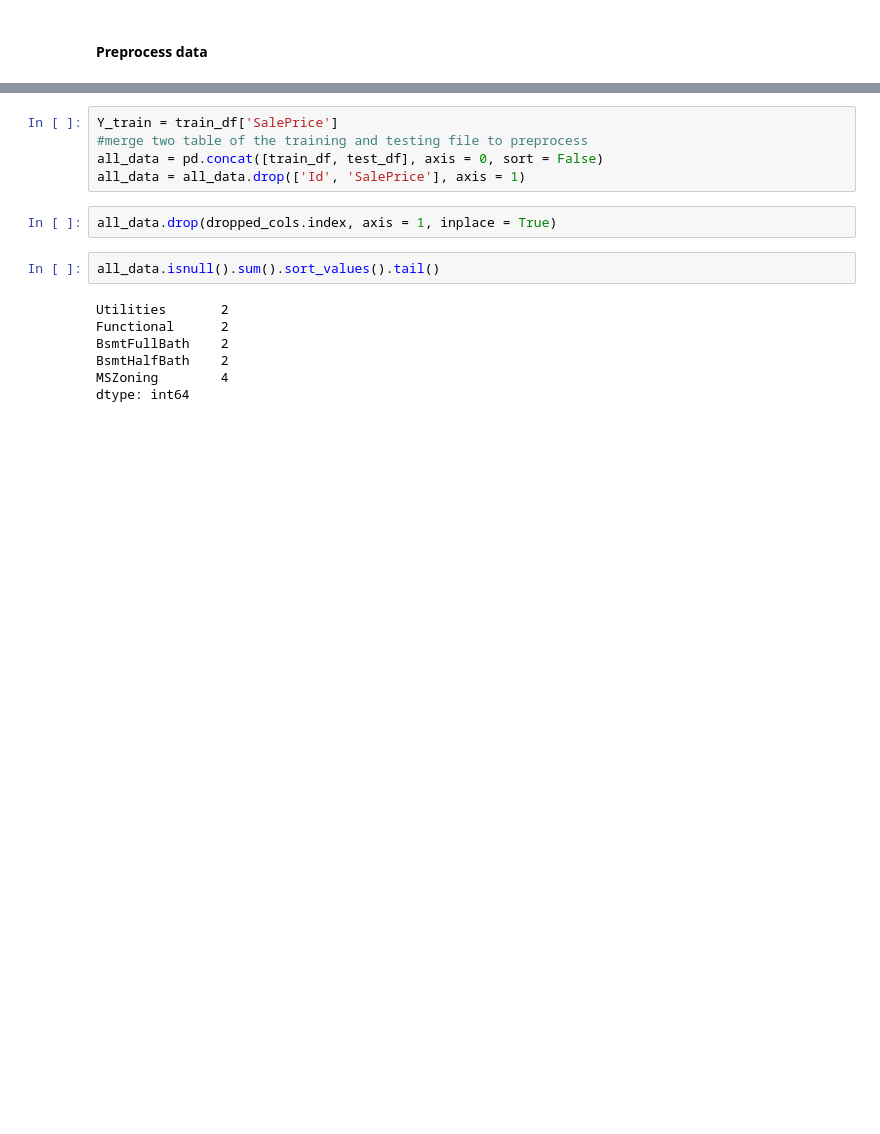
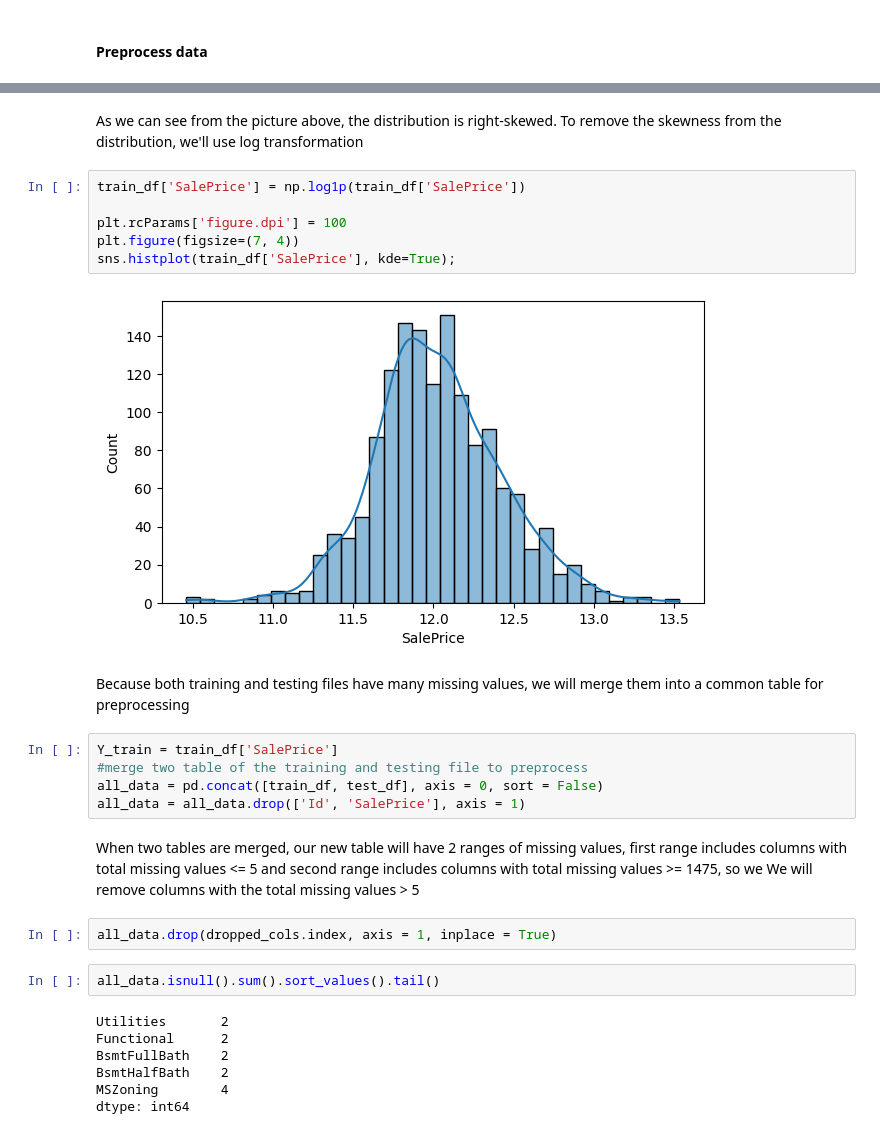
Before and after one commit to IceIce1ce/Final_Project_LTKHDL, a Jupyter notebook: House_Prices.ipynb, the cells around one changed output, grey strips where cells are left out. Drawn from its saved outputs; the diff is of its cells as text; blank space fills up the shorter version.

```diff
--- a/House_Prices.ipynb
+++ b/House_Prices.ipynb
@@ -593,8 +635,22 @@ train_df['SalePrice'] = np.log1p(train_df['SalePrice'])
+# %% [markdown]
+As we can see from the picture above, the distribution is right-skewed. To remove the skewness from the distribution, we'll use log transformation
+# %%
+train_df['SalePrice'] = np.log1p(train_df['SalePrice'])
+
+plt.rcParams['figure.dpi'] = 100
+plt.figure(figsize=(7, 4))
+sns.histplot(train_df['SalePrice'], kde=True);
+# %% [output]
+[figure, added]
+# %% [markdown]
+Because both training and testing files have many missing values, we will merge them into a common table for preprocessing
 # %%
 Y_train = train_df['SalePrice']
 #merge two table of the training and testing file to preprocess
 all_data = pd.concat([train_df, test_df], axis = 0, sort = False)
 all_data = all_data.drop(['Id', 'SalePrice'], axis = 1)
+# %% [markdown]
+When two tables are merged, our new table will have 2 ranges of missing values, first range includes columns with total missing values <= 5 and second range includes columns with total missing values >= 1475, so we We will remove columns with the total missing values > 5
 # %%
 all_data.drop(dropped_cols.index, axis = 1, inplace = True)
 # %%
```
Also changed, not shown: parts of 48 cells of this notebook.
